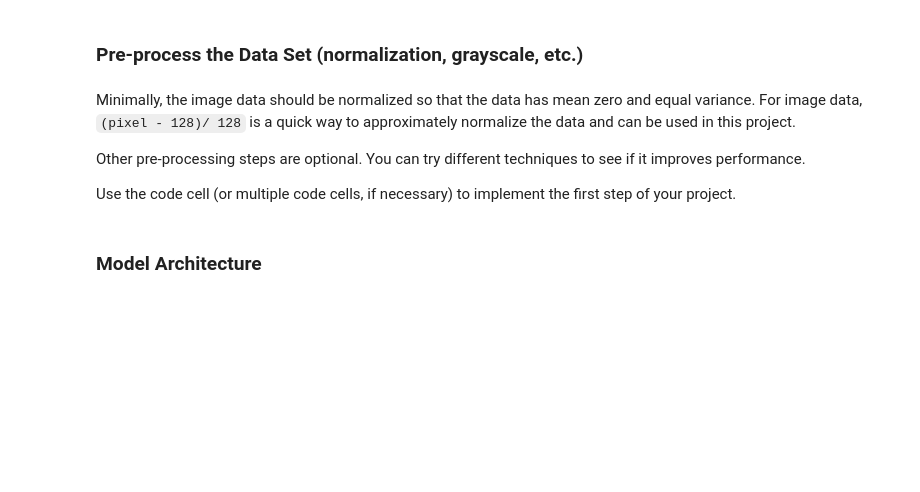
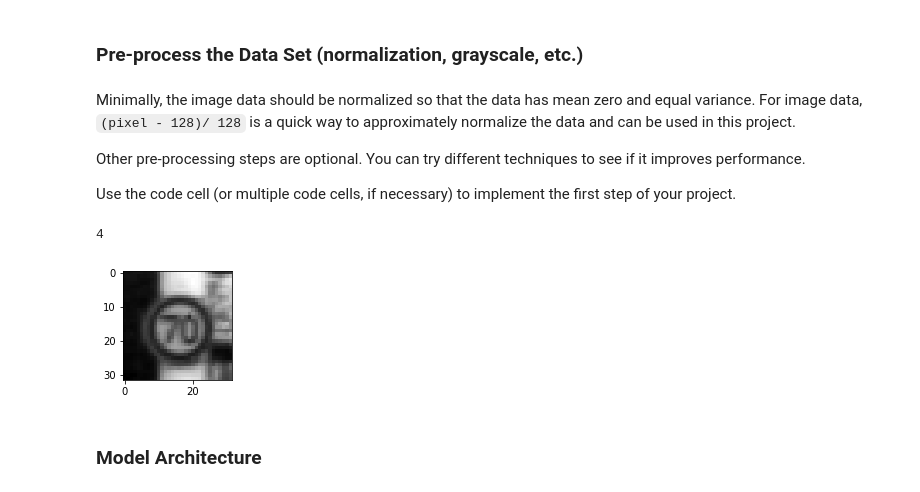
Before and after one commit to Dipanshu2424/udacity_CarND, a Jupyter notebook: CarND-Traffic-Sign-Classifier-Project/Traffic_Sign_Classifier.ipynb, the cells around one changed output. Cells and saved outputs as stored; diff of their text form; code cells hidden in the pictures; blank space fills up the shorter version.

```diff
--- a/CarND-Traffic-Sign-Classifier-Project/Traffic_Sign_Classifier.ipynb
+++ b/CarND-Traffic-Sign-Classifier-Project/Traffic_Sign_Classifier.ipynb
@@ -128,3 +141,6 @@ Use the code cell (or multiple code cells, if necessary) to implement the first
 ### Preprocess the data here. It is required to normalize the data. Other preprocessing steps could include
 ### converting to grayscale, etc.
 ### Feel free to use as many code cells as needed.
+from sklearn.utils import shuffle
+
+X_train, y_train = shuffle(X_train, y_train)
@@ -130,0 +154,10 @@ Use the code cell (or multiple code cells, if necessary) to implement the first
+# %%
+index = random.randint(0, len(X_train))
+image = grays[index].squeeze()
+
+plt.figure(figsize=(2,2))
+plt.imshow(image, cmap='gray')
+print(y_train[index])
+# %% [output]
+4
+[figure, added]
```
Also changed, not shown: parts of 11 cells of this notebook.
